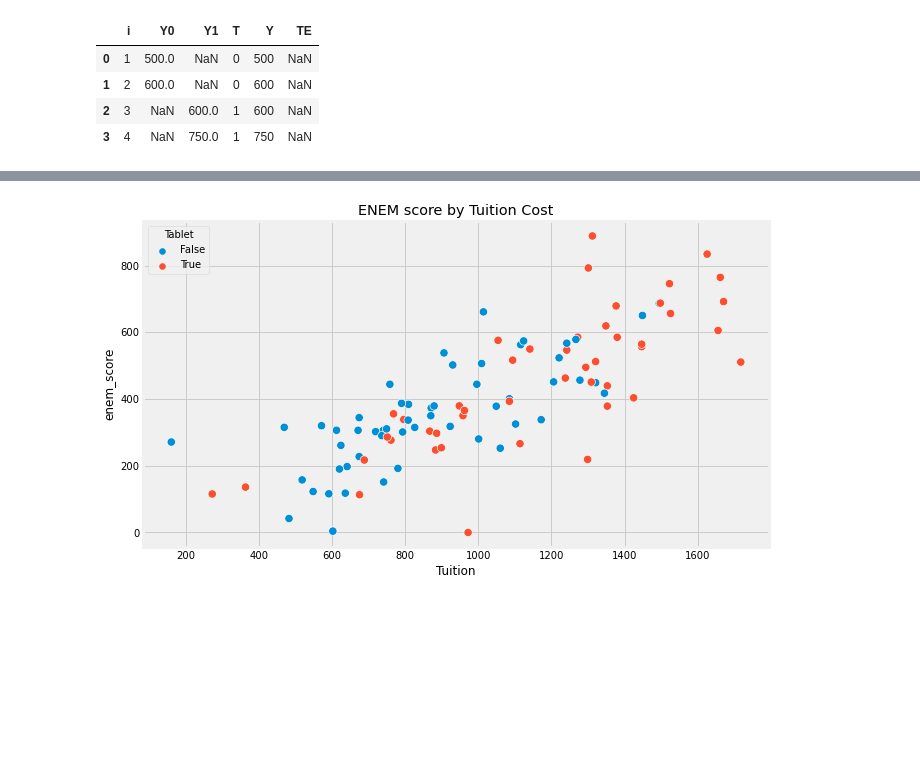
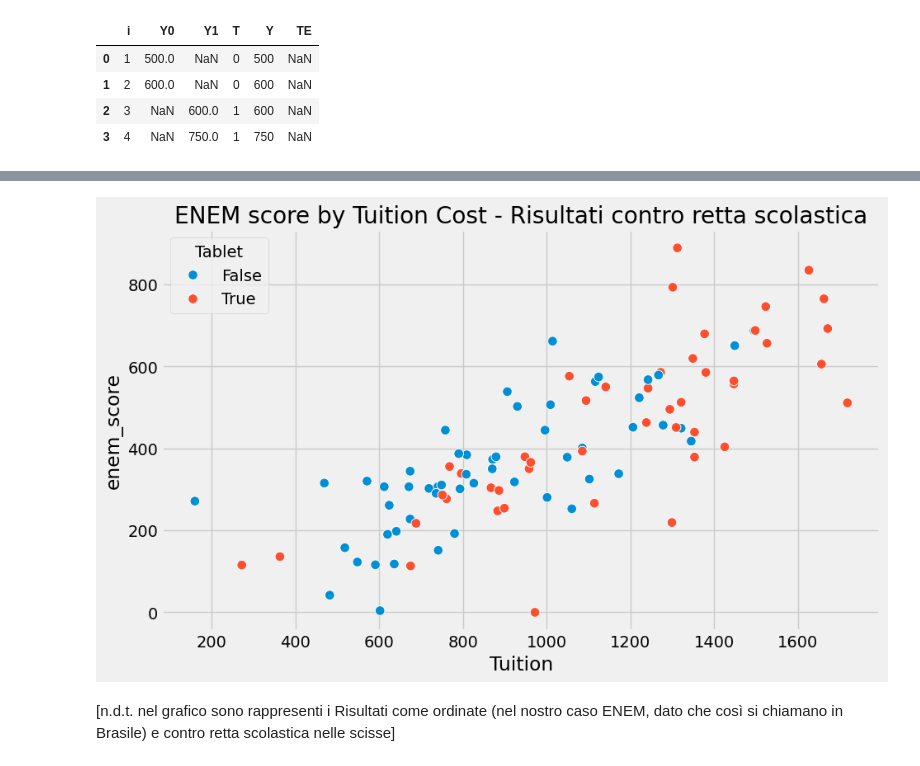
Before and after one commit to ndrini/python-causality-handbook, a Jupyter notebook: causal-inference-for-the-brave-and-true/01-Introduction-To-Causality.ipynb, the cells around one changed output, grey strips where cells are left out. Saved outputs shown, nothing was run; the diff lists cells and outputs as text; code cells hidden in the pictures; blank space fills up the shorter version.

```diff
--- a/causal-inference-for-the-brave-and-true/01-Introduction-To-Causality.ipynb
+++ b/causal-inference-for-the-brave-and-true/01-Introduction-To-Causality.ipynb
@@ -241,6 +242,8 @@ Per poter dire che i tablet in classe aumentano le prestazioni accademiche, avre
 # %%
 plt.figure(figsize=(10,6))
-sns.scatterplot(x="Tuition", y="enem_score", hue="Tablet", data=data, s=70).set_title('ENEM score by Tuition Cost')
+sns.scatterplot(x="Tuition", y="enem_score", hue="Tablet", data=data, s=70).set_title('ENEM score by Tuition Cost - Risultati contro retta scolastica')
 plt.show()
 # %% [output]
-[figure, old version]
+[figure, new version]
+# %% [markdown]
+[n.d.t. nel grafico sono rappresenti i Risultati come ordinate (nel nostro caso ENEM, dato che così si chiamano in Brasile) e contro retta scolastica nelle scisse]
```
Also changed, not shown: parts of 5 cells of this notebook, 1 other file.
